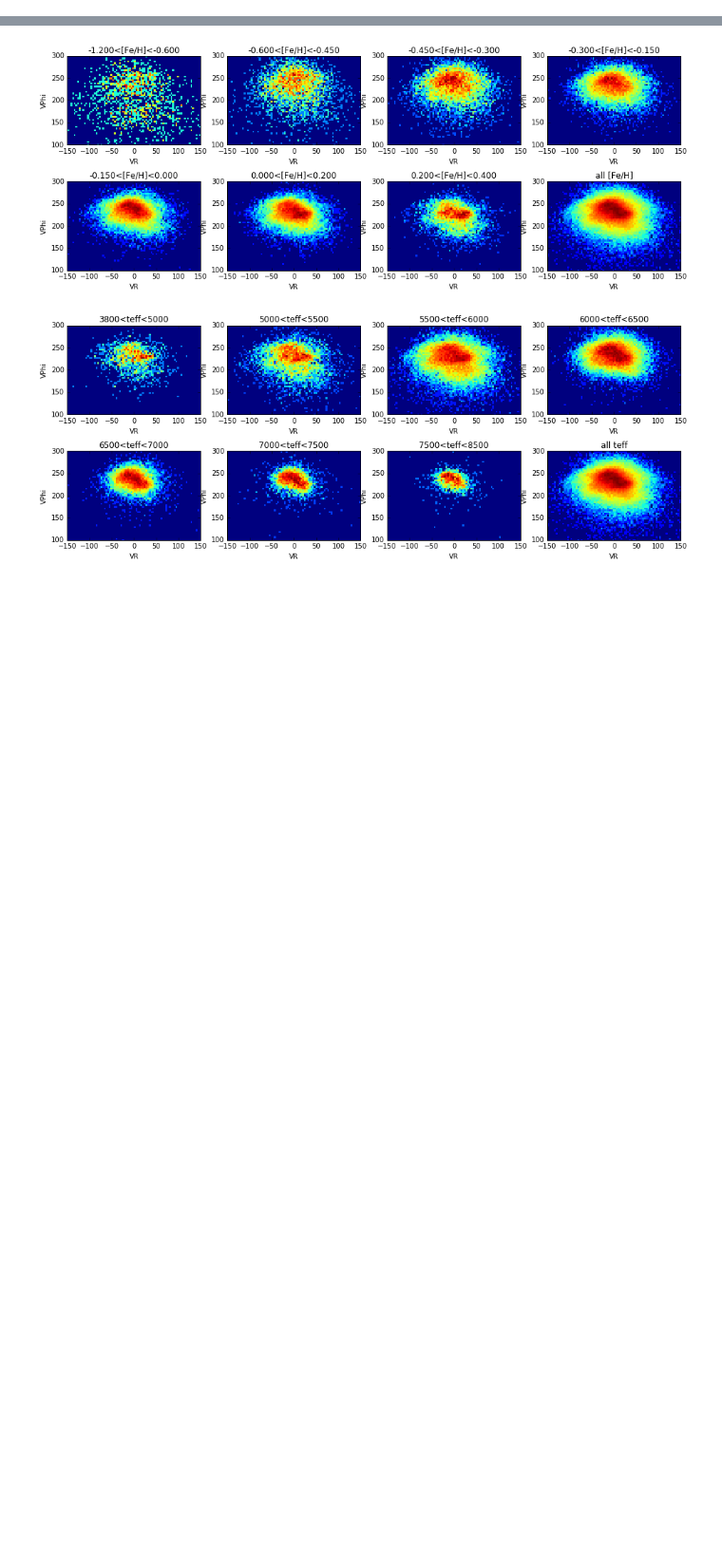
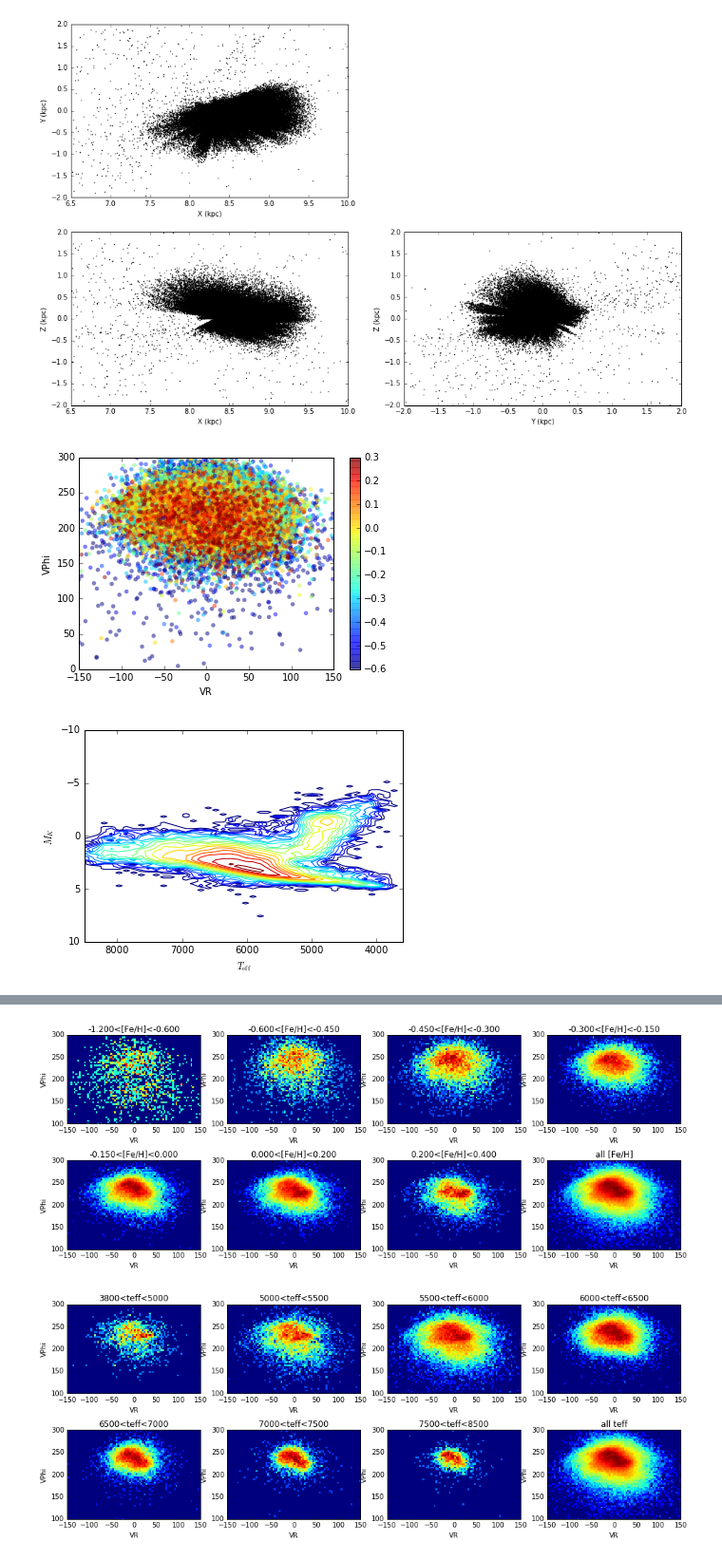
Before and after one commit to liuchaonaoc/LAMOST_TGAS, a Jupyter notebook: Vel_ellipsoid.ipynb, the cells around one changed output, grey strips where cells are left out. Shown at 95% size. Saved outputs shown, nothing was run; the diff lists cells and outputs as text; code cells hidden in the pictures; blank space fills up the shorter version.

```diff
--- a/Vel_ellipsoid.ipynb
+++ b/Vel_ellipsoid.ipynb
@@ -188,7 +188,7 @@ def drawHRdiagram(Teff,MK):
 
 
 def drawSpatialDist(x,y,z):
-    fig = plt.figure(figsize=[14,6])
+    fig = plt.figure(figsize=[16,10])
     ax_xy = fig.add_subplot(2,2,1)
     ax_xy.plot(x/1.0e3,y/1.0e3,'k.',markersize=2)
     plt.xlabel('X (kpc)')
@@ -222,0 +242,32 @@ def median2d(X,Y,Z,Xgrid,Ygrid,N):
+# %%
+#data file is in dropbox with link: https://www.dropbox.com/s/66uy7ipp0t3gbmp/LAMOST_DR3_TGAS.fits?dl=0
+filename = '/Users/chaoliu/mw/lamost_regular/data/DR3/LAMOST_DR3_TGAS_allage.fits'
+tgas = loadData(filename)
+V0 = 238 #km/s
+velsun1 = [9.58,10.52,7.01] #Tian et al. 2015
+Rsun = 8340 #Reid 2014 in parsec
+X,Y,Z = spatialCoords(tgas.l_tgas,tgas.b_tgas,tgas.dist_tgas)
+R = np.sqrt(X**2+Y**2)
+Phi = np.arctan(Y/X)
+ind = tgas.dist_error_tgas<0.3
+drawSpatialDist(X[ind],Y[ind],Z[ind])
+U, V, W, Uerr, Verr, Werr,VR,VPHI,VRerr,VPHIerr,VZ,VZerr = velocity(tgas,V0,velsun1,Rsun)
+ind = (tgas.dist_error_tgas<0.3) * (np.abs(Z)<300)
+drawInplaneVelDist(VR[ind],VPHI[ind],tgas.feh[ind])
+drawHRdiagram(tgas.teff[ind],tgas.MK_tgas[ind])
+ind_MS = (tgas.dist_error_tgas<0.3) * (tgas.dist_tgas<1000) *\
+    (((tgas.teff>3500) * (tgas.teff<6500) * (tgas.MK_tgas>((4.+1.)/(4000.-6500.)*(tgas.teff-6500.)-1.))) +\
+    ((tgas.teff<8500) * (tgas.teff>=6500) * (tgas.MK_tgas>-1)))
+ind_SGB = (tgas.dist_error_tgas<0.3) * (tgas.MK_tgas<2.5) *(tgas.dist_tgas<1000) *\
+    (((tgas.teff>5000) * (tgas.teff<5500) * (tgas.MK_tgas>((2.5+1.)/(5000.-5500.)*(tgas.teff-5500.)-1.))) +\
+    ((tgas.teff<=7500) * (tgas.teff>=5500) * (tgas.MK_tgas<((2.5+0.5)/(5500.-7500.)*(tgas.teff-7500.)-0.5))))
+    #line1: 5500,2.5;7500,-0.5
+    #line2: 5500,-1;5000,2.5
+    #line3: 5000-5500,2.5
+drawHRdiagram(tgas.teff[ind_MS],tgas.MK_tgas[ind_MS])
+drawHRdiagram(tgas.teff[ind_SGB],tgas.MK_tgas[ind_SGB])
+drawSpatialDist(X[ind_SGB],Y[ind_SGB],Z[ind_SGB])
+# %% [output]
+[figure, added]
+[figure, added]
+[figure, added]
```
Also changed, not shown: parts of 31 cells of this notebook.
